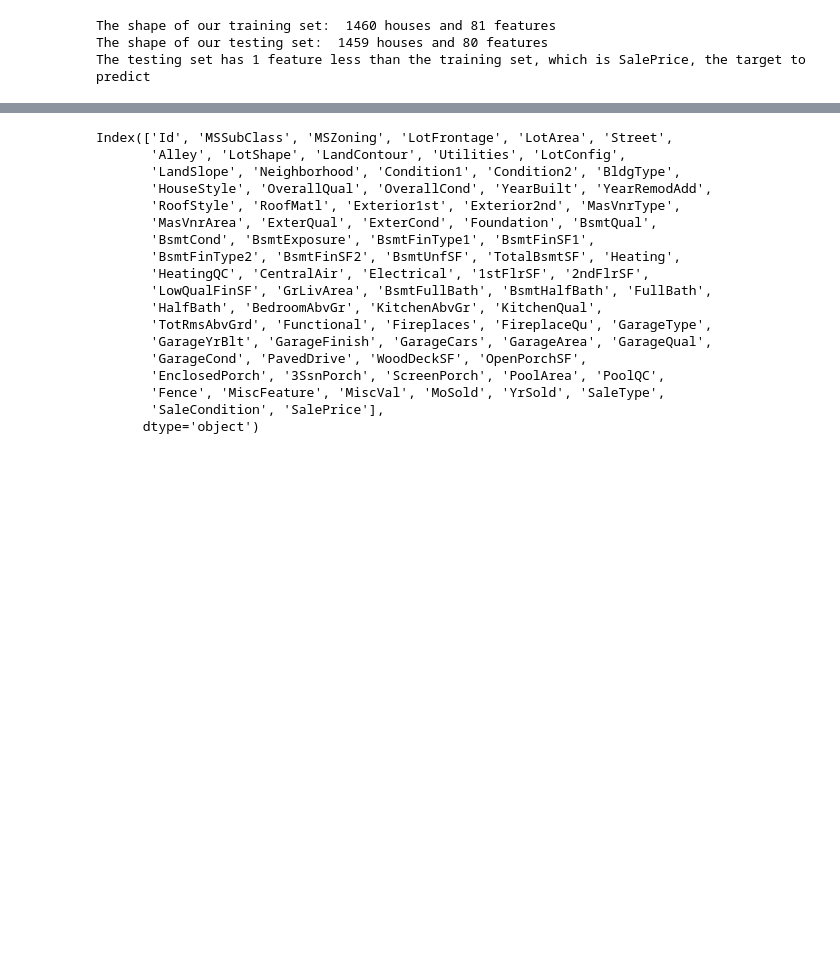
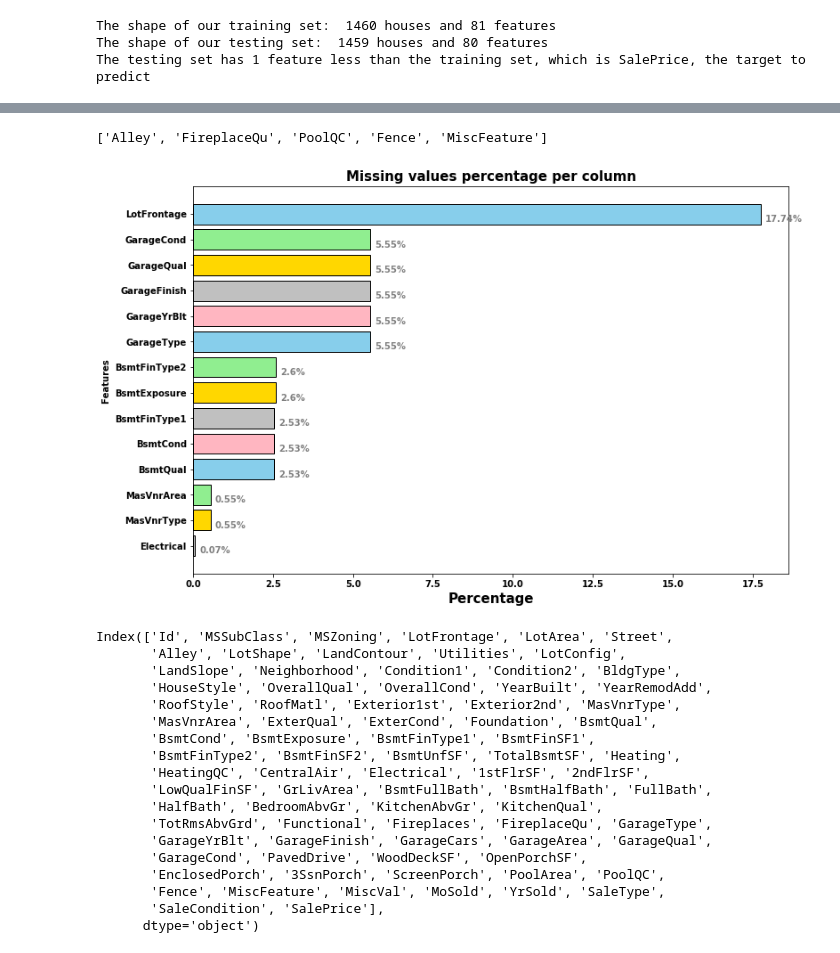
Before and after one commit to chibz3/Real_estate_investment, a Jupyter notebook: housing_prices.ipynb, the cells around one changed output, grey strips where cells are left out. Cells and saved outputs as stored; diff of their text form; code cells hidden in the pictures; blank space fills up the shorter version.

```diff
--- a/housing_prices.ipynb
+++ b/housing_prices.ipynb
@@ -25,3 +87,40 @@ The testing set has 1 feature less than the training set, which is SalePrice, th
+# %%
+d=[]
+for i in df_train.columns:
+    if i in c.columns:
+        continue
+    else:
+        d.append(i)
+d
+# %% [output]
+['Alley', 'FireplaceQu', 'PoolQC', 'Fence', 'MiscFeature']
+# %%
+allna = (c.isnull().sum() / len(c))*100
+allna = allna.drop(allna[allna == 0].index).sort_values()
+
+def msv2(data, width=12, height=8, color=('silver', 'gold','lightgreen','skyblue','lightpink'), edgecolor='black'):
+    """
+    SOURCE: https://www.kaggle.com/amiiiney/price-prediction-regularization-stacking
+    """
+    fig, ax = plt.subplots(figsize=(width, height))
+
+    allna = (data.isnull().sum() / len(data))*100
+    tightout= 0.008*max(allna)
+    allna = allna.drop(allna[allna == 0].index).sort_values().reset_index()
+    mn= ax.barh(allna.iloc[:,0], allna.iloc[:,1], color=color, edgecolor=edgecolor)
+    ax.set_title('Missing values percentage per column', fontsize=15, weight='bold' )
+    ax.set_xlabel('Percentage', weight='bold', size=15)
+    ax.set_ylabel('Features ', weight='bold')
+    plt.yticks(weight='bold')
+    plt.xticks(weight='bold')
+    for i in ax.patches:
+        ax.text(i.get_width()+ tightout, i.get_y()+0.1, str(round((i.get_width()), 2))+'%',
+            fontsize=10, fontweight='bold', color='grey')
+    return plt.show()
+# %%
+msv2(c)
+# %% [output]
+[figure, added]
 # %%
 df.columns
 # %% [output]
```
Also changed, not shown: parts of 32 cells of this notebook.
